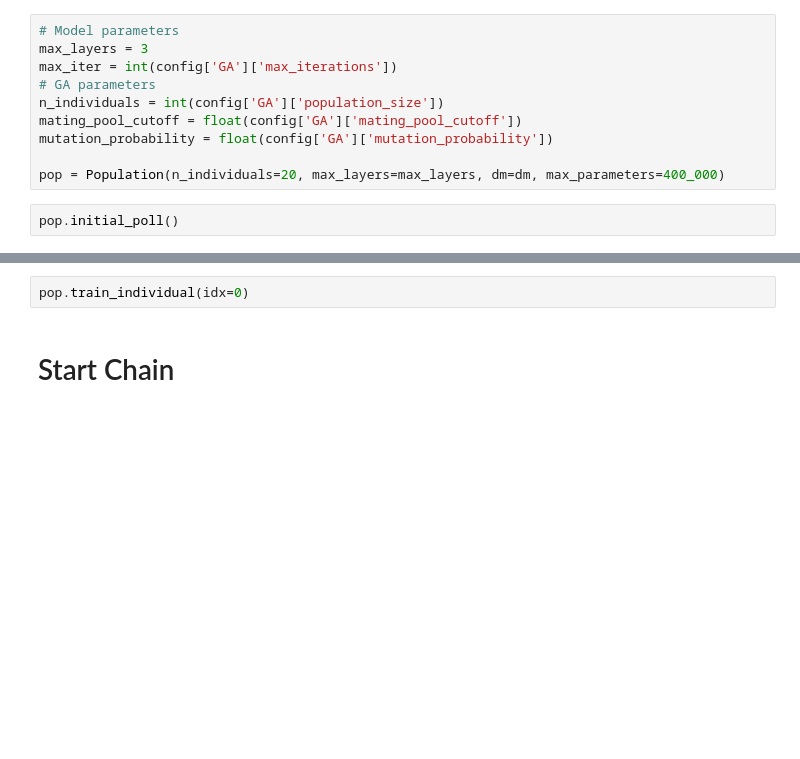
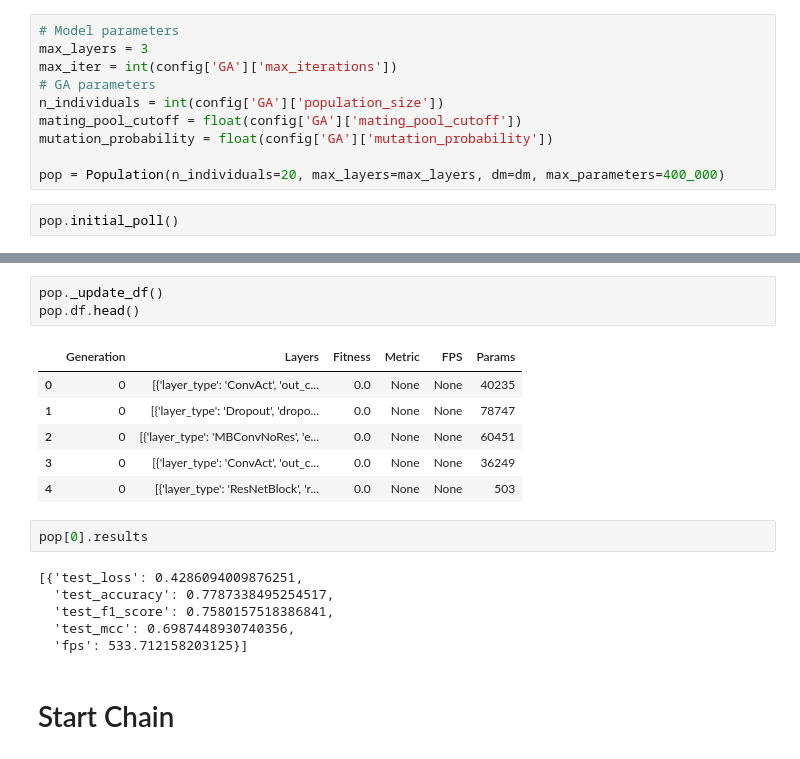
Before and after one commit to sirbastiano/pynas, a Jupyter notebook: unet.ipynb, the cells around one changed output, grey strips where cells are left out. Drawn from its saved outputs; the diff is of its cells as text; blank space fills up the shorter version.

```diff
--- a/unet.ipynb
+++ b/unet.ipynb
@@ -56,5 +116,21 @@ pop.df
+# %%
+pop._update_df()
+pop.df.head()
+# %% [output]
+|  | Generation | Layers | Fitness | Metric | FPS | Params |
+| 0 | 0 | [{'layer_type': 'ConvAct', 'out_c... | 0.0 | None | None | 40235 |
+| 1 | 0 | [{'layer_type': 'Dropout', 'dropo... | 0.0 | None | None | 78747 |
+| 2 | 0 | [{'layer_type': 'MBConvNoRes', 'e... | 0.0 | None | None | 60451 |
+| 3 | 0 | [{'layer_type': 'ConvAct', 'out_c... | 0.0 | None | None | 36249 |
+| 4 | 0 | [{'layer_type': 'ResNetBlock', 'r... | 0.0 | None | None | 503 |
 # %%
-pop.train_individual(idx=0)
+pop[0].results
+# %% [output]
+[{'test_loss': 0.4286094009876251,
+  'test_accuracy': 0.7787338495254517,
+  'test_f1_score': 0.7580157518386841,
+  'test_mcc': 0.6987448930740356,
+  'fps': 533.712158203125}]
 # %% [markdown]
 # Start Chain
 # %% [markdown]
```
Also changed, not shown: parts of 3 cells of this notebook, 27 other files.
